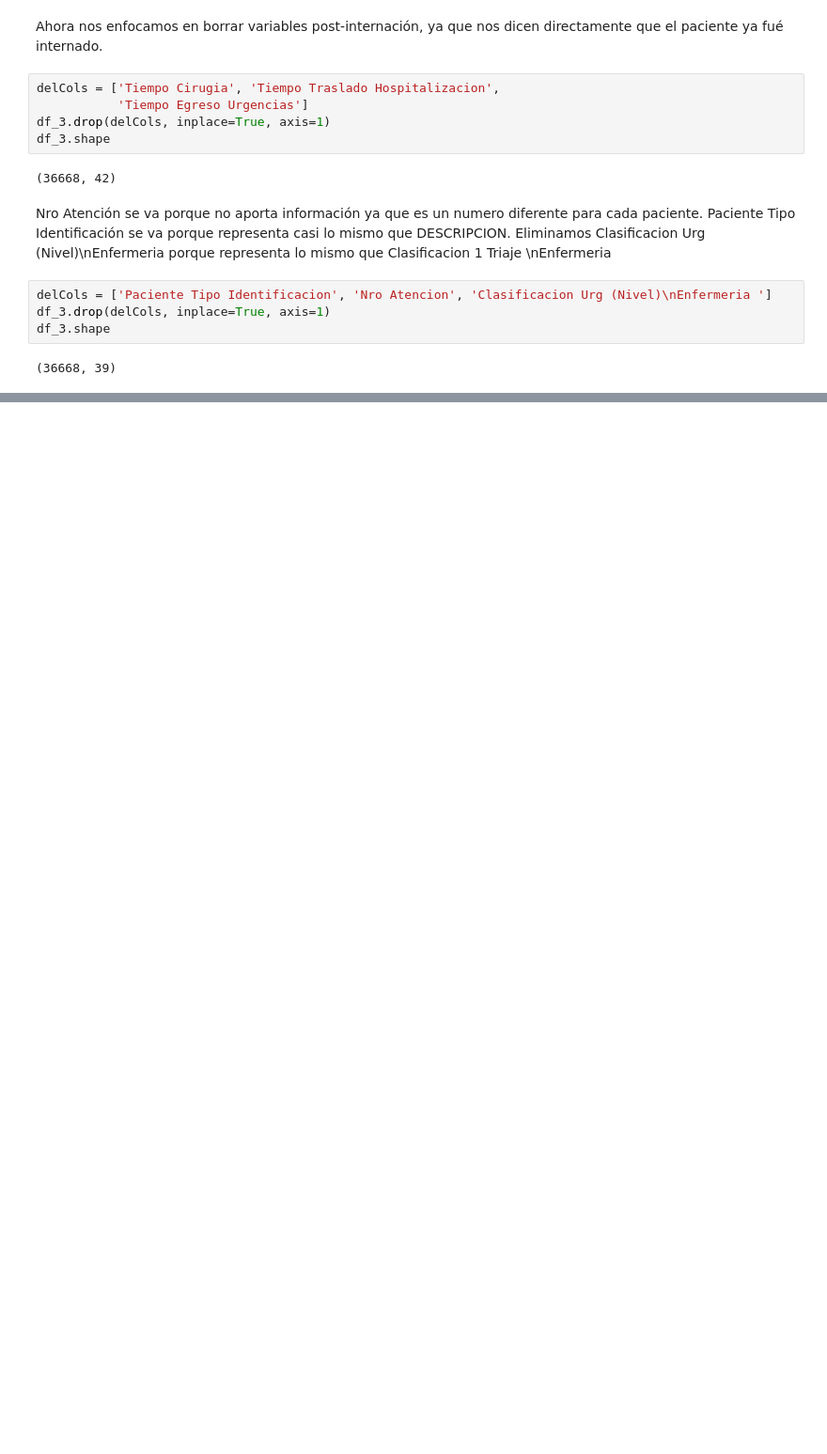
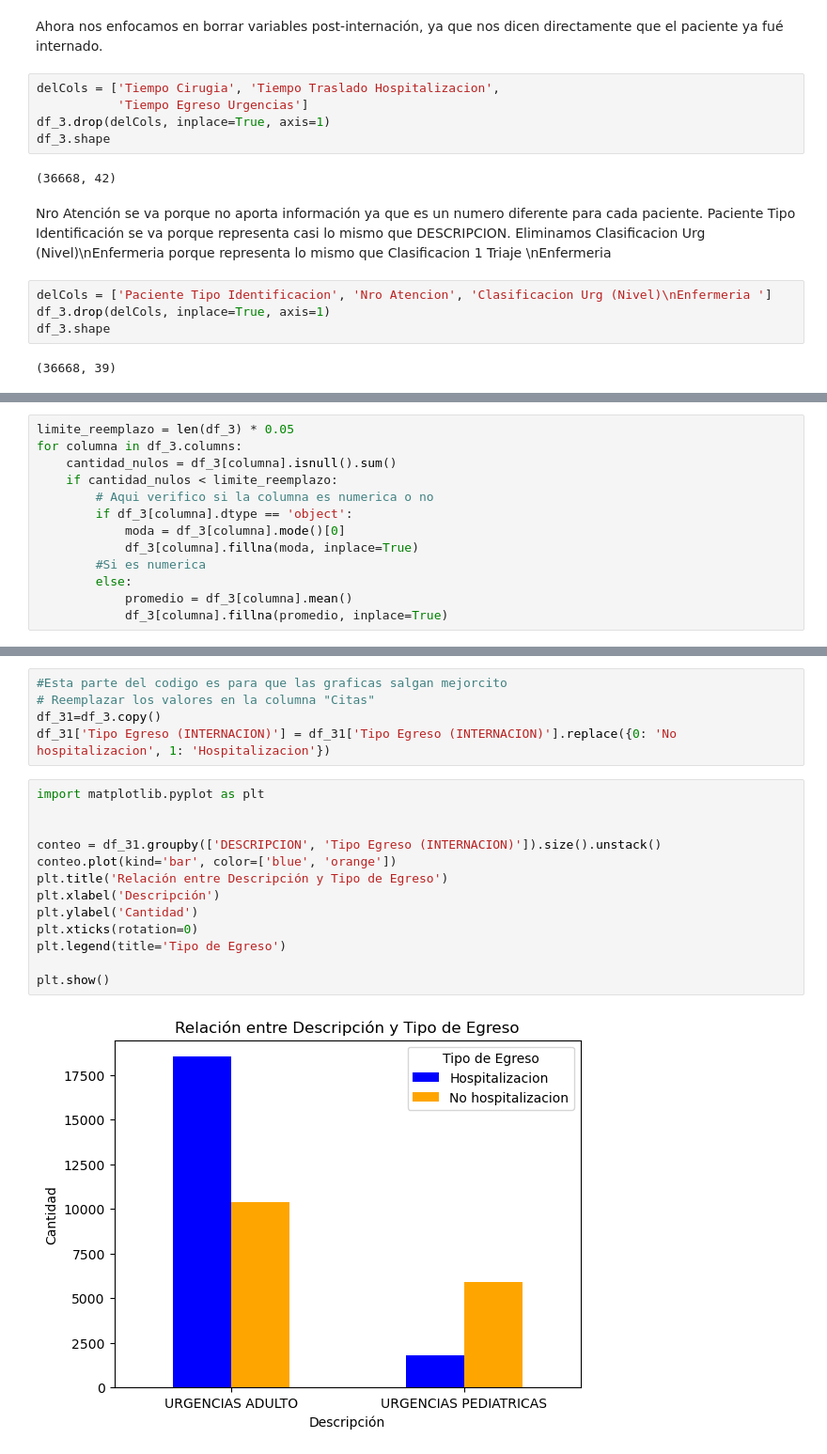
Before and after one commit to AndresBanquezBio/BDUrgencias, a Jupyter notebook: NoteBook/Limpieza.ipynb, the cells around one changed output, grey strips where cells are left out. Shown at 94% size. Cells and saved outputs as stored; diff of their text form; blank space fills up the shorter version.

```diff
--- a/NoteBook/Limpieza.ipynb
+++ b/NoteBook/Limpieza.ipynb
@@ -249,0 +260,13 @@ corrMatrix(df_3)
+# %%
+limite_reemplazo = len(df_3) * 0.05
+for columna in df_3.columns:
+    cantidad_nulos = df_3[columna].isnull().sum()
+    if cantidad_nulos < limite_reemplazo:
+        # Aqui verifico si la columna es numerica o no
+        if df_3[columna].dtype == 'object':
+            moda = df_3[columna].mode()[0]
+            df_3[columna].fillna(moda, inplace=True)
+        #Si es numerica
+        else:
+            promedio = df_3[columna].mean()
+            df_3[columna].fillna(promedio, inplace=True)
@@ -249,0 +331,20 @@ corrMatrix(df_3)
+# %%
+#Esta parte del codigo es para que las graficas salgan mejorcito
+# Reemplazar los valores en la columna "Citas"
+df_31=df_3.copy()
+df_31['Tipo Egreso (INTERNACION)'] = df_31['Tipo Egreso (INTERNACION)'].replace({0: 'No hospitalizacion', 1: 'Hospitalizacion'})
+# %%
+import matplotlib.pyplot as plt
+
+
+conteo = df_31.groupby(['DESCRIPCION', 'Tipo Egreso (INTERNACION)']).size().unstack()
+conteo.plot(kind='bar', color=['blue', 'orange'])
+plt.title('Relación entre Descripción y Tipo de Egreso')
+plt.xlabel('Descripción')
+plt.ylabel('Cantidad')
+plt.xticks(rotation=0)
+plt.legend(title='Tipo de Egreso')
+
+plt.show()
+# %% [output]
+[figure, added]
```
Also changed, not shown: parts of 70 cells of this notebook.
